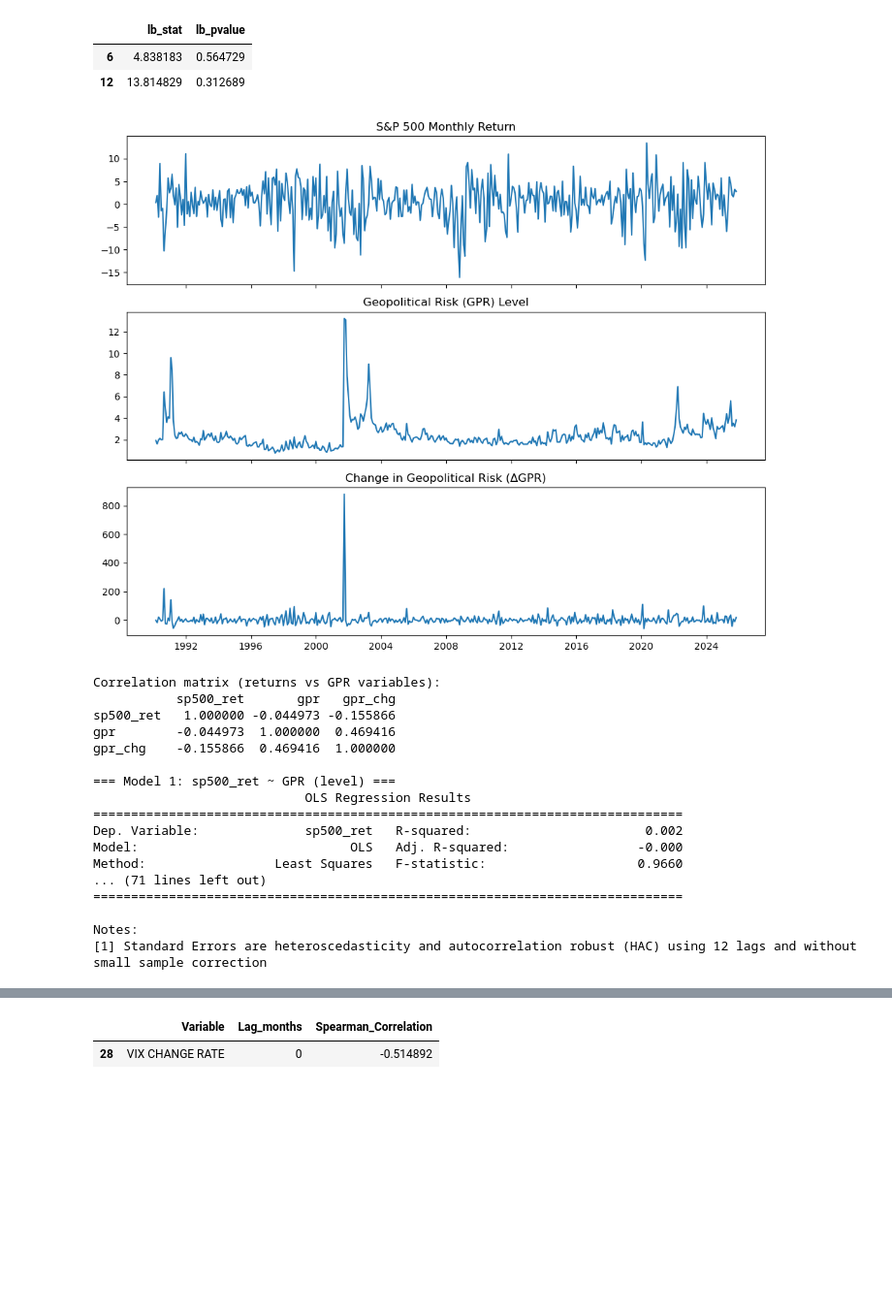
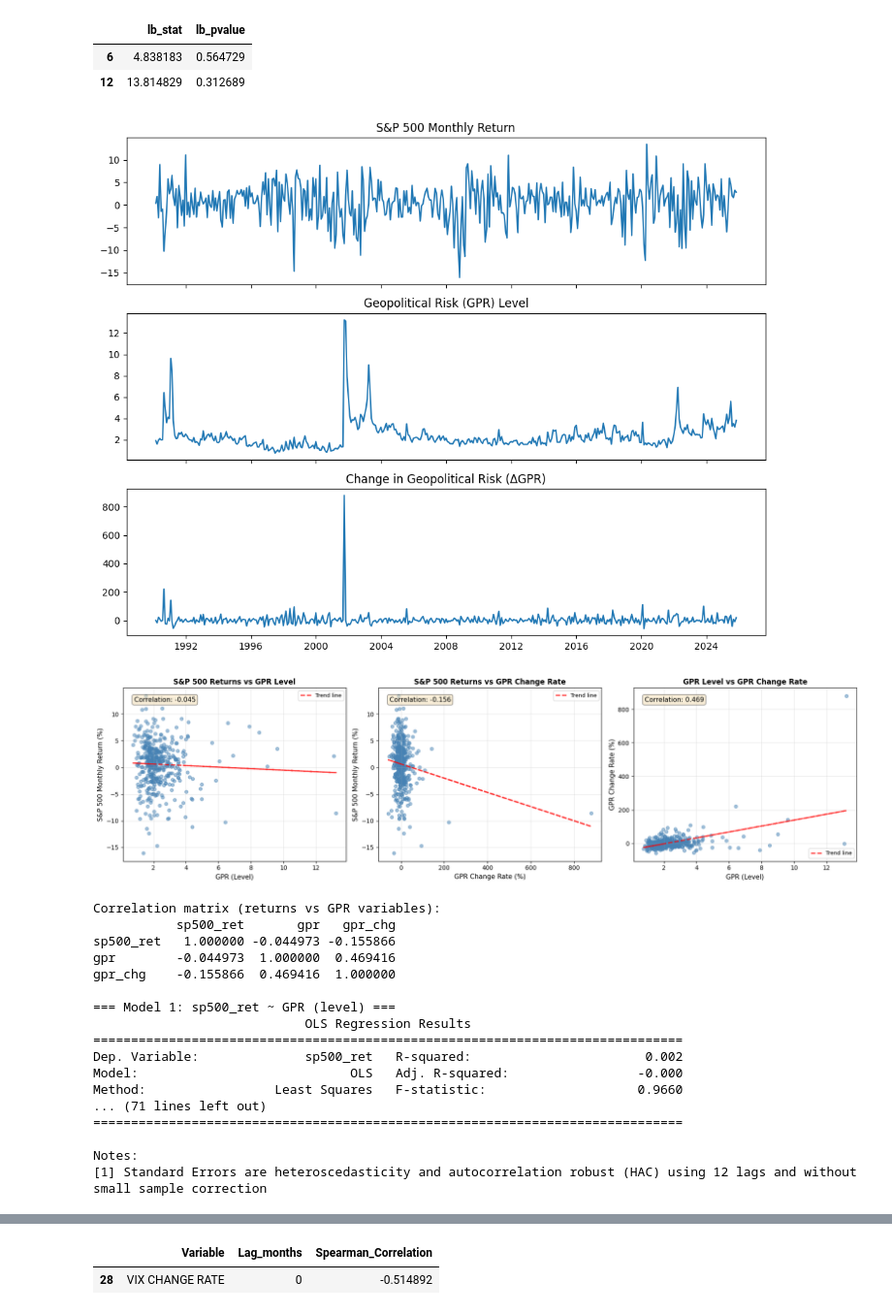
Before and after one commit to AL2024UCSD/sp500trends, a Jupyter notebook: mainwork_withanalysis.ipynb, the cells around one changed output, grey strips where cells are left out. Shown at 97% size. Cells and saved outputs as stored; diff of their text form; code cells hidden in the pictures; blank space fills up the shorter version.

```diff
--- a/mainwork_withanalysis.ipynb
+++ b/mainwork_withanalysis.ipynb
@@ -684,7 +990,7 @@ df = df.rename(columns={
 # Keep only the columns we need and drop missing values
 data = df[["sp500_ret", "gpr", "gpr_chg"]].dropna()
 
-# ===== 1. Quick exploratory plots =====
+# ===== 1. Quick exploratory plots (Time Series) =====
 fig, axes = plt.subplots(3, 1, figsize=(10, 8), sharex=True)
 axes[0].plot(data.index, data["sp500_ret"])
 axes[0].set_title("S&P 500 Monthly Return")
@@ -694,6 +1000,68 @@ axes[1].set_title("Geopolitical Risk (GPR) Level")
 
 axes[2].plot(data.index, data["gpr_chg"])
 axes[2].set_title("Change in Geopolitical Risk (ΔGPR)")
+
+plt.tight_layout()
+plt.show()
+
+# ===== 1.5. Scatter Plots: S&P 500 Returns vs GPR Variables =====
+# Visualize relationships before computing correlations
+
+fig, axes = plt.subplots(1, 3, figsize=(18, 5))
+
+# 1. sp500_ret vs gpr (level)
+ax = axes[0]
+x1 = data["gpr"]
+y1 = data["sp500_ret"]
+ax.scatter(x1, y1, alpha=0.5, s=30, color='steelblue')
+corr1 = x1.corr(y1)
+ax.text(0.05, 0.95, f'Correlation: {corr1:.3f}',
+        transform=ax.transAxes, fontsize=11,
+        verticalalignment='top', bbox=dict(boxstyle='round', facecolor='wheat', alpha=0.5))
+z1 = np.polyfit(x1, y1, 1)
+p1 = np.poly1d(z1)
+ax.plot(x1, p1(x1), "r--", alpha=0.8, linewidth=2, label='Trend line')
+ax.set_xlabel('GPR (Level)', fontsize=11)
+ax.set_ylabel('S&P 500 Monthly Return (%)', fontsize=11)
+ax.set_title('S&P 500 Returns vs GPR Level', fontsize=12, fontweight='bold')
+ax.grid(True, alpha=0.3)
+ax.legend(fontsize=9)
+
+# 2. sp500_ret vs gpr_chg (change rate)
+ax = axes[1]
+x2 = data["gpr_chg"]
+y2 = data["sp500_ret"]
+ax.scatter(x2, y2, alpha=0.5, s=30, color='steelblue')
+corr2 = x2.corr(y2)
+ax.text(0.05, 0.95, f'Correlation: {corr2:.3f}',
+        transform=ax.transAxes, fontsize=11,
+        verticalalignment='top', bbox=dict(boxstyle='round', facecolor='wheat', alpha=0.5))
+z2 = np.polyfit(x2, y2, 1)
+p2 = np.poly1d(z2)
+ax.plot(x2, p2(x2), "r--", alpha=0.8, linewidth=2, label='Trend line')
+ax.set_xlabel('GPR Change Rate (%)', fontsize=11)
+ax.set_ylabel('S&P 500 Monthly Return (%)', fontsize=11)
+ax.set_title('S&P 500 Returns vs GPR Change Rate', fontsize=12, fontweight='bold')
+ax.grid(True, alpha=0.3)
+ax.legend(fontsize=9)
+
+# 3. gpr vs gpr_chg
+ax = axes[2]
+x3 = data["gpr"]
+y3 = data["gpr_chg"]
+ax.scatter(x3, y3, alpha=0.5, s=30, color='steelblue')
+corr3 = x3.corr(y3)
+ax.text(0.05, 0.95, f'Correlation: {corr3:.3f}',
+        transform=ax.transAxes, fontsize=11,
+        verticalalignment='top', bbox=dict(boxstyle='round', facecolor='wheat', alpha=0.5))
+z3 = np.polyfit(x3, y3, 1)
+p3 = np.poly1d(z3)
+ax.plot(x3, p3(x3), "r--", alpha=0.8, linewidth=2, label='Trend line')
+ax.set_xlabel('GPR (Level)', fontsize=11)
+ax.set_ylabel('GPR Change Rate (%)', fontsize=11)
+ax.set_title('GPR Level vs GPR Change Rate', fontsize=12, fontweight='bold')
+ax.grid(True, alpha=0.3)
+ax.legend(fontsize=9)
 
 plt.tight_layout()
 plt.show()
@@ -713,33 +1081,34 @@ model1 = sm.OLS(y, X1).fit(cov_type="HAC", cov_kwds={"maxlags": 12})
 print("\n=== Model 1: sp500_ret ~ GPR (level) ===")
 print(model1.summary())
 
 # --- Model 2: Return ~ GPR change ---
 X2 = sm.add_constant(data["gpr_chg"])
 model2 = sm.OLS(y, X2).fit(cov_type="HAC", cov_kwds={"maxlags": 12})
 print("\n=== Model 2: sp500_ret ~ ΔGPR ===")
 print(model2.summary())
 
 # --- Model 3: Return ~ GPR level + GPR change ---
 X3 = sm.add_constant(data[["gpr", "gpr_chg"]])
 model3 = sm.OLS(y, X3).fit(cov_type="HAC", cov_kwds={"maxlags": 12})
 print("\n=== Model 3: sp500_ret ~ GPR + ΔGPR ===")
 print(model3.summary())
 
 # ===== 4. Optional: residual diagnostics for the preferred model =====
 resid = model3.resid
 
 fig, axes = plt.subplots(2, 1, figsize=(8, 6))
 axes[0].plot(resid)
 axes[0].axhline(0, color='black', linewidth=0.8)
 axes[0].set_title("Residuals over time (Model 3)")
 
 sm.graphics.tsa.plot_acf(resid, lags=24, ax=axes[1])
 axes[1].set_title("ACF of residuals (Model 3)")
 
 plt.tight_layout()
 plt.show()
 # %% [output]
 [figure]
+[figure, new version]
 Correlation matrix (returns vs GPR variables):
            sp500_ret       gpr   gpr_chg
 sp500_ret   1.000000 -0.044973 -0.155866
```
Also changed, not shown: parts of 8 cells of this notebook.
